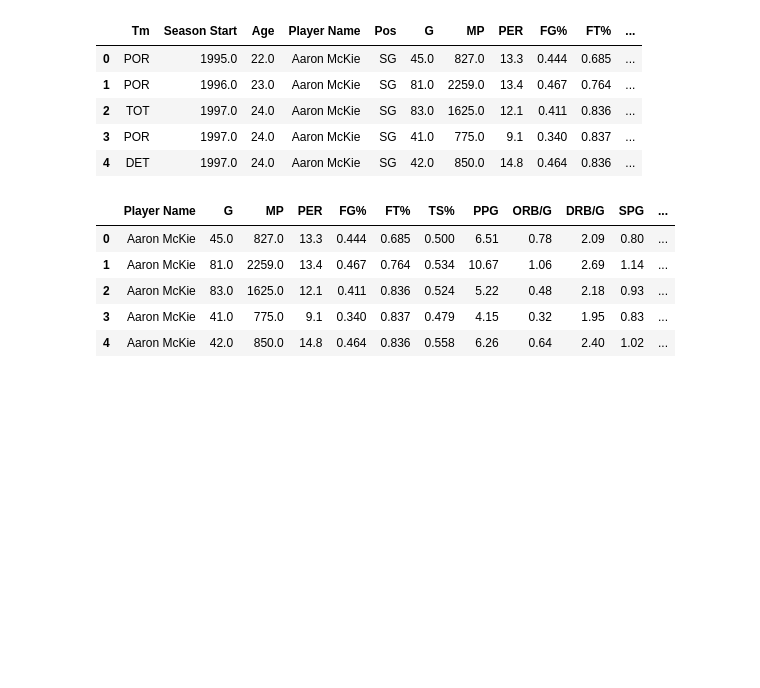
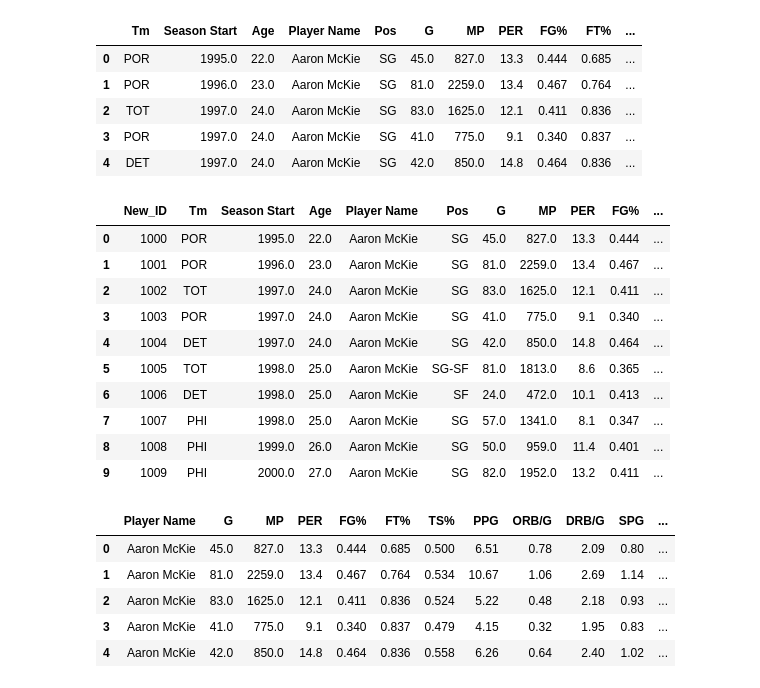
Before and after one commit to ETL-NBA-Project/nba_age_project, a Jupyter notebook: nba_zscores.ipynb, the cells around one changed output. Cells and saved outputs as stored; diff of their text form; code cells hidden in the pictures; blank space fills up the shorter version.

```diff
--- a/nba_zscores.ipynb
+++ b/nba_zscores.ipynb
@@ -128,6 +128,20 @@ final_df.head()
 | 2 | TOT | 1997.0 | 24.0 | Aaron McKie | SG | 83.0 | 1625.0 | 12.1 | 0.411 | 0.836 | ... |
 | 3 | POR | 1997.0 | 24.0 | Aaron McKie | SG | 41.0 | 775.0 | 9.1 | 0.340 | 0.837 | ... |
 | 4 | DET | 1997.0 | 24.0 | Aaron McKie | SG | 42.0 | 850.0 | 14.8 | 0.464 | 0.836 | ... |
+# %%
+final_df.head(10)
+# %% [output]
+|  | New_ID | Tm | Season Start | Age | Player Name | Pos | G | MP | PER | FG% | ... |
+| 0 | 1000 | POR | 1995.0 | 22.0 | Aaron McKie | SG | 45.0 | 827.0 | 13.3 | 0.444 | ... |
+| 1 | 1001 | POR | 1996.0 | 23.0 | Aaron McKie | SG | 81.0 | 2259.0 | 13.4 | 0.467 | ... |
+| 2 | 1002 | TOT | 1997.0 | 24.0 | Aaron McKie | SG | 83.0 | 1625.0 | 12.1 | 0.411 | ... |
+| 3 | 1003 | POR | 1997.0 | 24.0 | Aaron McKie | SG | 41.0 | 775.0 | 9.1 | 0.340 | ... |
+| 4 | 1004 | DET | 1997.0 | 24.0 | Aaron McKie | SG | 42.0 | 850.0 | 14.8 | 0.464 | ... |
+| 5 | 1005 | TOT | 1998.0 | 25.0 | Aaron McKie | SG-SF | 81.0 | 1813.0 | 8.6 | 0.365 | ... |
+| 6 | 1006 | DET | 1998.0 | 25.0 | Aaron McKie | SF | 24.0 | 472.0 | 10.1 | 0.413 | ... |
+| 7 | 1007 | PHI | 1998.0 | 25.0 | Aaron McKie | SG | 57.0 | 1341.0 | 8.1 | 0.347 | ... |
+| 8 | 1008 | PHI | 1999.0 | 26.0 | Aaron McKie | SG | 50.0 | 959.0 | 11.4 | 0.401 | ... |
+| 9 | 1009 | PHI | 2000.0 | 27.0 | Aaron McKie | SG | 82.0 | 1952.0 | 13.2 | 0.411 | ... |
 # %%
 new = final_df.drop(columns=['Tm', 'Season Start', 'Age', 'Pos'])
 new.head()
```
Also changed, not shown: parts of 5 cells of this notebook.
